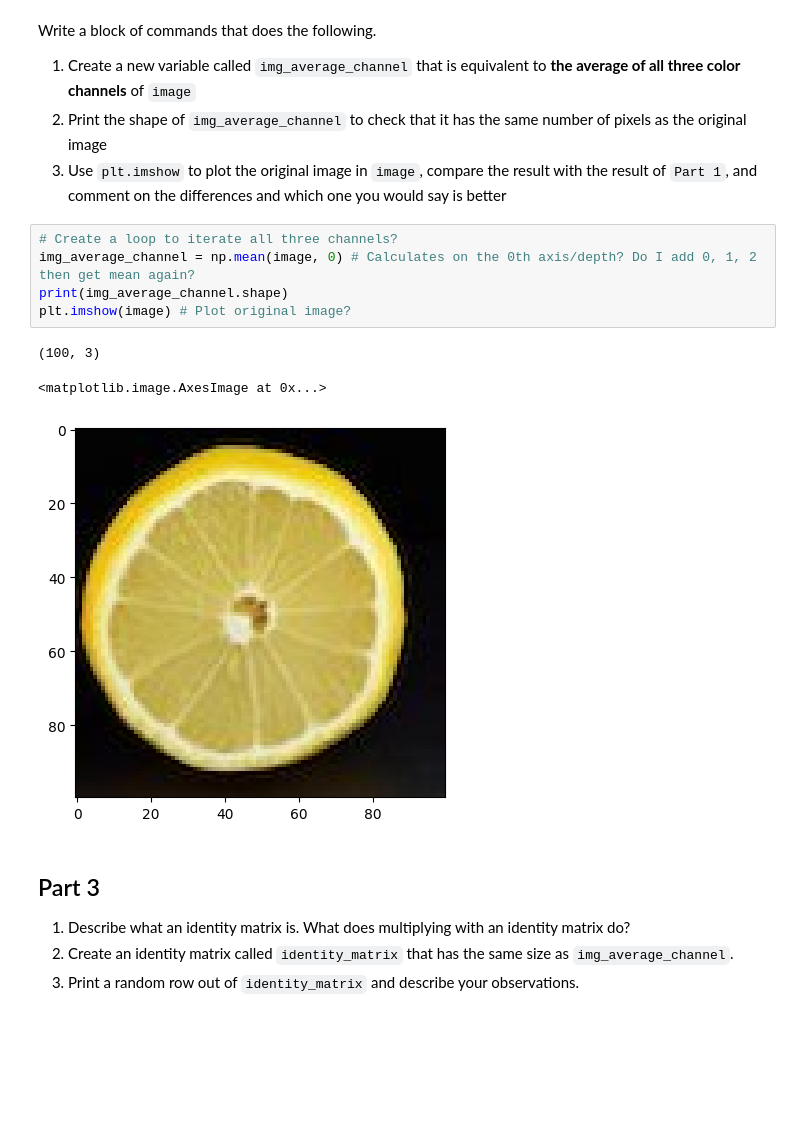
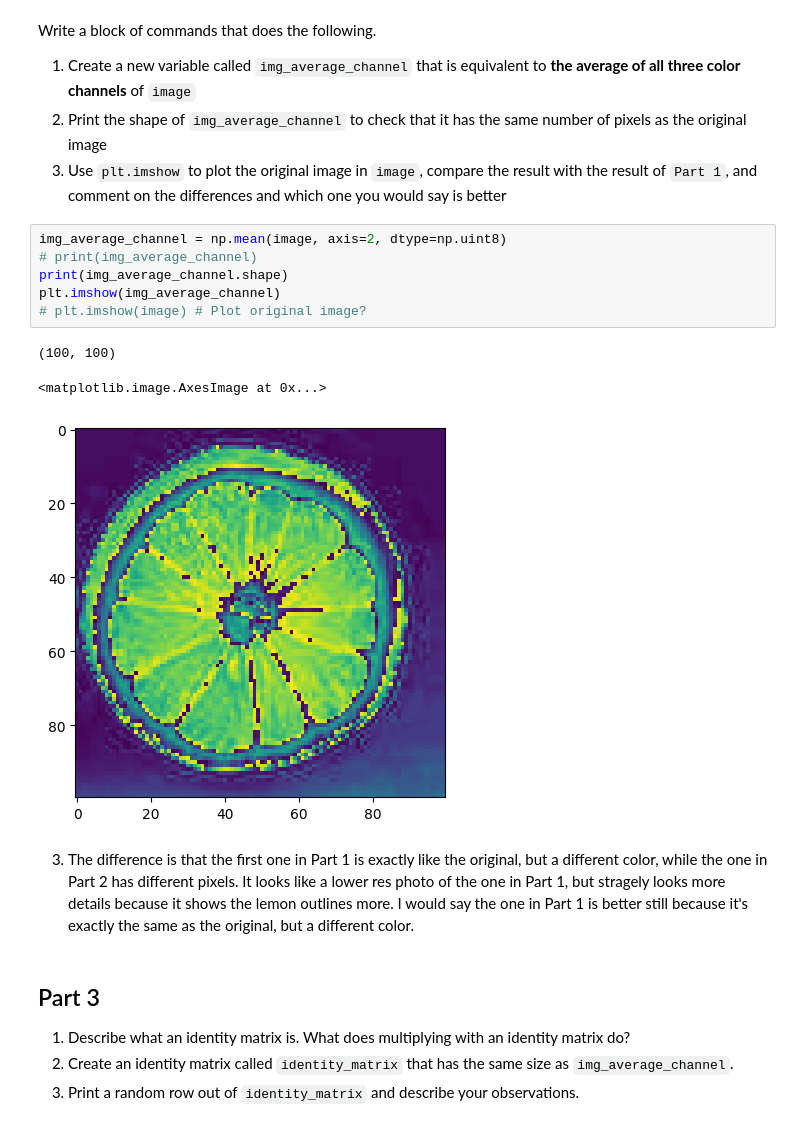
Before and after one commit to Banhana/AppliedMachineLearning, a Jupyter notebook: HW1/Assignements/HW1/HW1.ipynb, the cells around one changed output. Saved outputs shown, nothing was run; the diff lists cells and outputs as text; blank space fills up the shorter version.

Commit message:
Fixed errors in Part 2

```diff
--- a/HW1/Assignements/HW1/HW1.ipynb
+++ b/HW1/Assignements/HW1/HW1.ipynb
@@ -50,14 +55,17 @@ Write a block of commands that does the following.
 3. Print the shape of `img_average_channel` to check that it has the same number of pixels as the original image
 4. Use `plt.imshow` to plot  the original image in `image`, compare the result with the result of `Part 1`, and comment on the differences and which one you would say is better
 # %%
-# Create a loop to iterate all three channels?
-img_average_channel = np.mean(image, 0) # Calculates on the 0th axis/depth? Do I add 0, 1, 2 then get mean again?
+img_average_channel = np.mean(image, axis=2, dtype=np.uint8)
+# print(img_average_channel)
 print(img_average_channel.shape)
-plt.imshow(image) # Plot original image?
+plt.imshow(img_average_channel)
+# plt.imshow(image) # Plot original image?
 # %% [output]
-(100, 3)
+(100, 100)
 <matplotlib.image.AxesImage at 0x...>
-[figure, old version]
+[figure, new version]
+# %% [markdown]
+3. The difference is that the first one in Part 1 is exactly like the original, but a different color, while the one in Part 2 has different pixels. It looks like a lower res photo of the one in Part 1, but stragely looks more details because it shows the lemon outlines more. I would say the one in Part 1 is better still because it's exactly the same as the original, but a different color.
 # %% [markdown]
 ## Part 3
 
```
Also changed, not shown: parts of 6 cells of this notebook.
